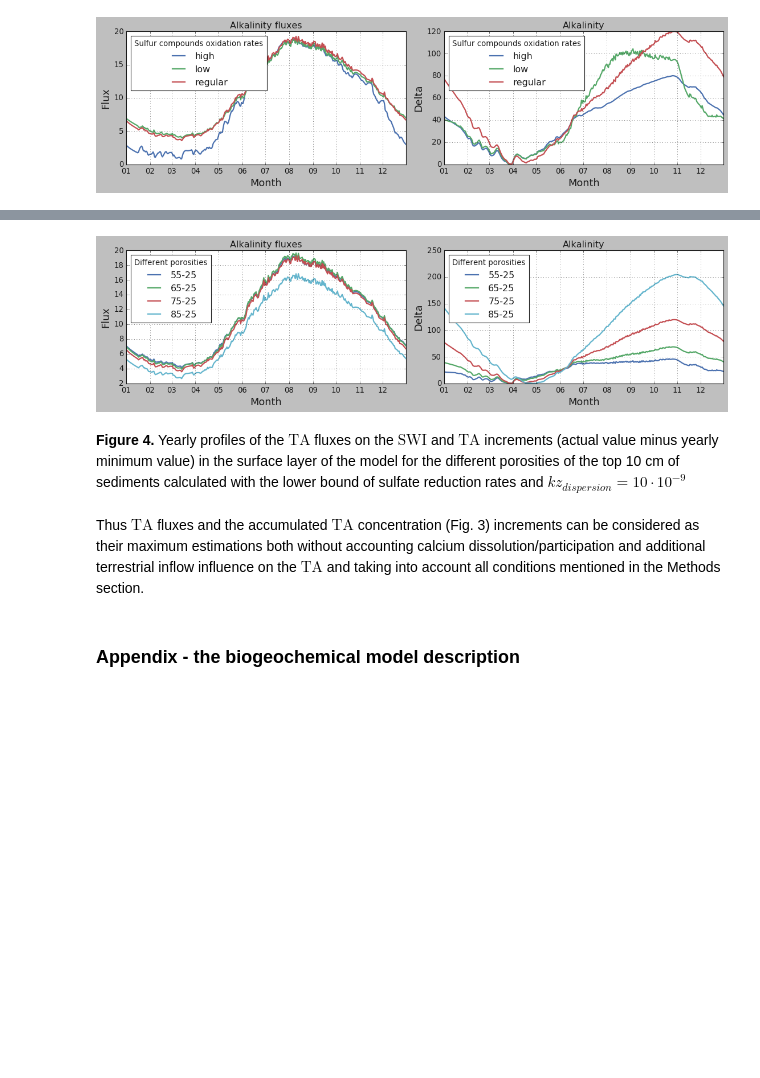
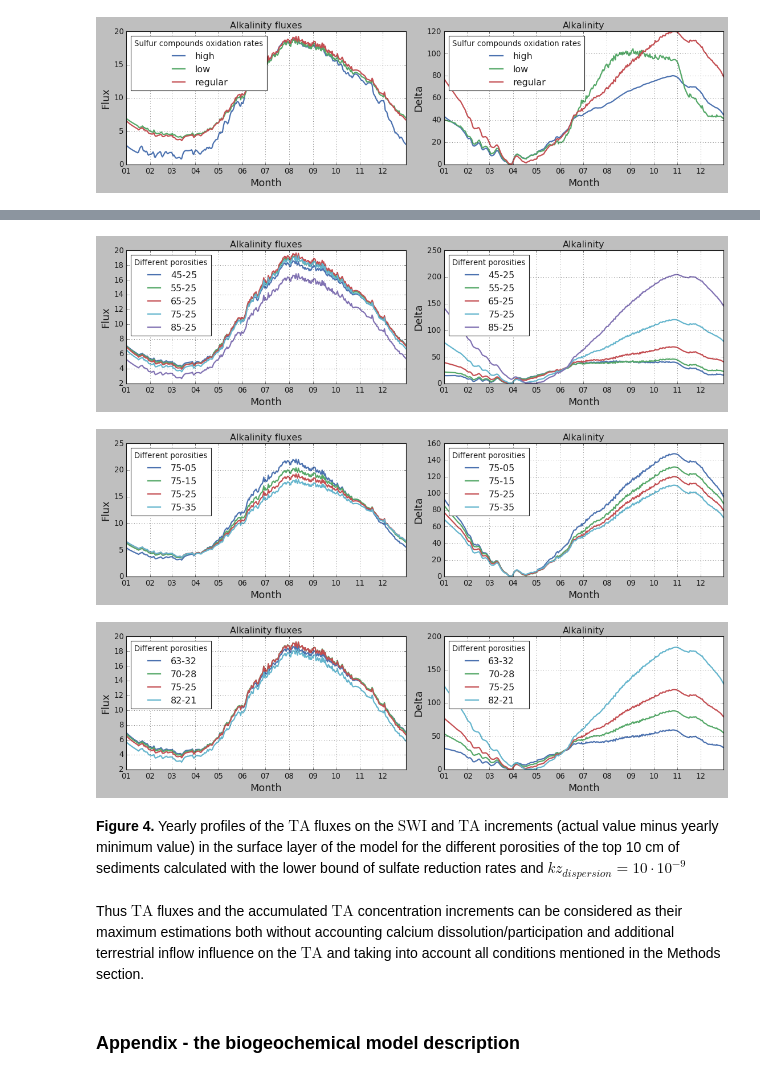
Before and after one commit to limash/Alkalinity_in_the_Wadden_Sea, a Jupyter notebook: Sedimentary_alkalinity_release_in_the_Wadden_Sea.ipynb, the cells around one changed output, grey strips where cells are left out. Drawn from its saved outputs; the diff is of its cells as text; code cells hidden in the pictures; blank space fills up the shorter version.

```diff
--- a/Sedimentary_alkalinity_release_in_the_Wadden_Sea.ipynb
+++ b/Sedimentary_alkalinity_release_in_the_Wadden_Sea.ipynb
@@ -278,11 +293,13 @@ In the Fig. 4 there are different $\textrm{TA}$ fluxes on the $\textrm{SWI}$ and
 # %%
-vs.plot_alkalinity_flux_porosities();
+vs.plot_alkalinity_flux_porosities();vs.plot_alkalinity_flux_porosities_2();vs.plot_alkalinity_flux_porosities_3()
 # %% [output]
-[figure, old version]
+[figure, new version]
+[figure, added]
+[figure, added]
 # %% [markdown]
 **Figure 4.** Yearly profiles of the $\textrm{TA}$ fluxes on the $\textrm{SWI}$ and $\textrm{TA}$ increments (actual value minus yearly minimum value) in the surface layer of the model for the different porosities of the top 10 cm of sediments calculated with the lower bound of sulfate reduction rates and $kz_{dispersion} = 10 \cdot 10^{-9}$
 # %% [markdown]
-Thus $\textrm{TA}$ fluxes and the accumulated $\textrm{TA}$ concentration (Fig. 3) increments can be considered as their maximum estimations both without accounting calcium dissolution/participation and additional terrestrial inflow influence on the $\textrm{TA}$ and taking into account all conditions mentioned in the Methods section.
+Thus $\textrm{TA}$ fluxes and the accumulated $\textrm{TA}$ concentration increments can be considered as their maximum estimations both without accounting calcium dissolution/participation and additional terrestrial inflow influence on the $\textrm{TA}$ and taking into account all conditions mentioned in the Methods section.
 # %% [markdown]
 ### Appendix - the biogeochemical model description
 # %% [markdown]
```
Also changed, not shown: parts of 9 cells of this notebook, 5 other files.
